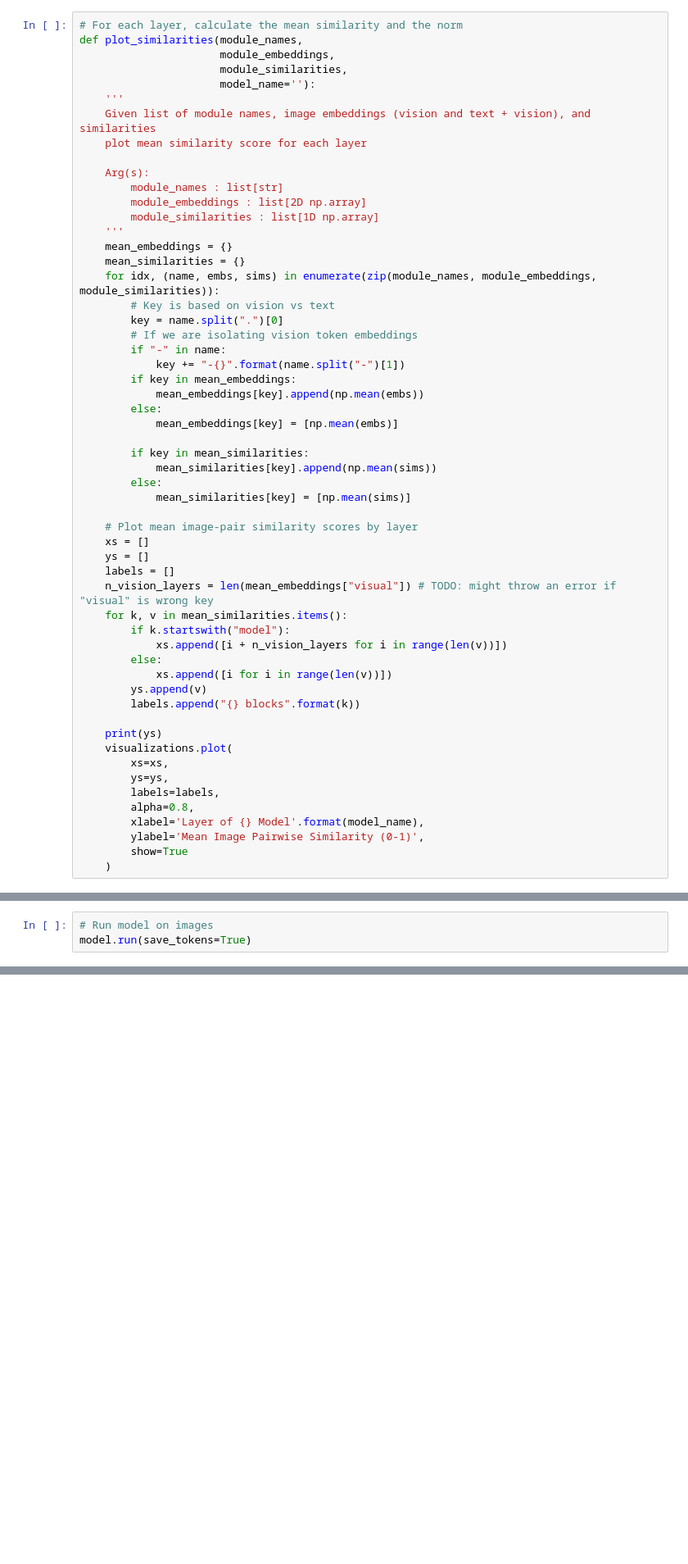
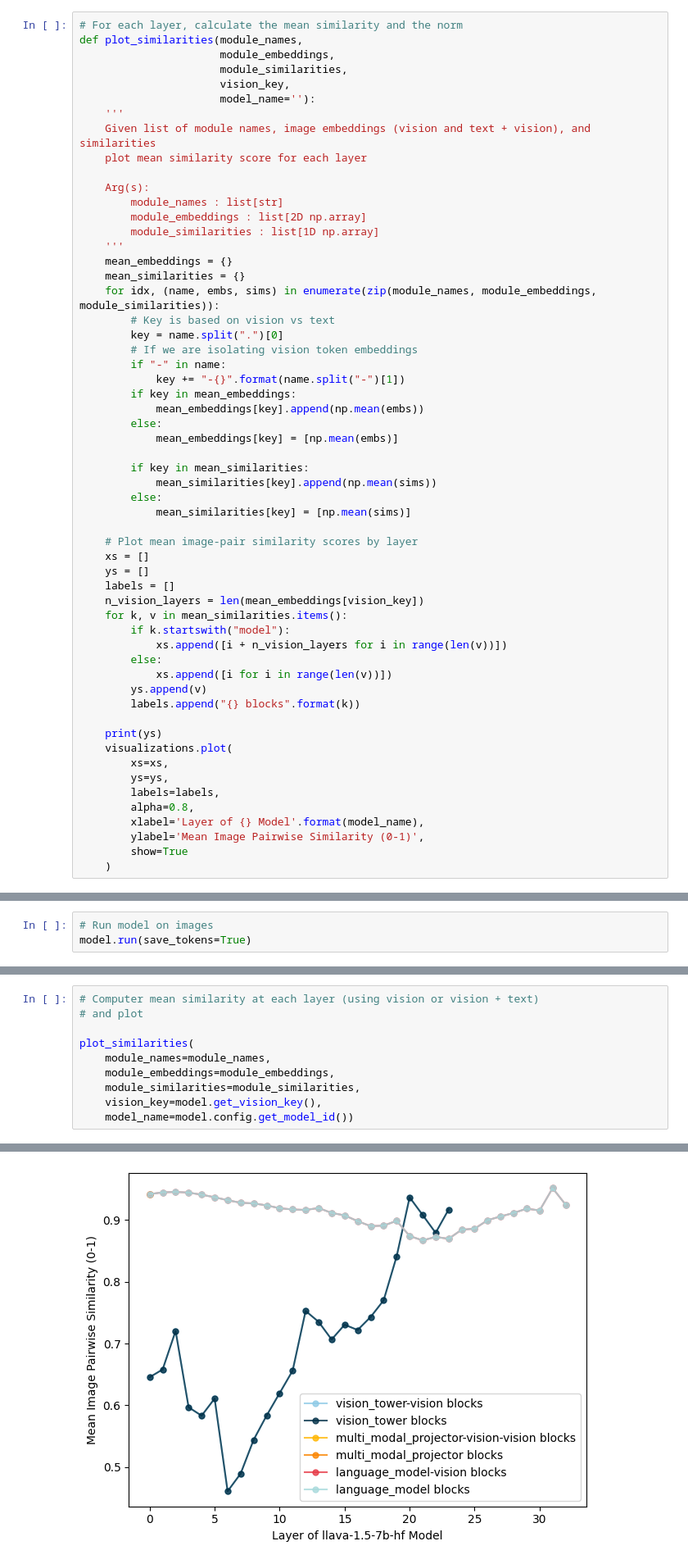
Before and after one commit to allisonchen23/vlm-lens, a Jupyter notebook: notebooks/track_mean_sims_across_layers.ipynb, the cells around one changed output, grey strips where cells are left out. Shown at 82% size. Saved outputs shown, nothing was run; the diff lists cells and outputs as text; blank space fills up the shorter version.

Commit message:
added fn to return vision key; probs need to do same for text; next make image_pair_similarities() in similarity_utils.py good for all models

```diff
--- a/notebooks/track_mean_sims_across_layers.ipynb
+++ b/notebooks/track_mean_sims_across_layers.ipynb
@@ -23,6 +23,7 @@ import db_utils, visualizations, utils, similarity_utils
 def plot_similarities(module_names,
                       module_embeddings,
                       module_similarities,
+                      vision_key,
                       model_name=''):
     '''
     Given list of module names, image embeddings (vision and text + vision), and similarities
@@ -55,7 +56,7 @@ def plot_similarities(module_names,
     xs = []
     ys = []
     labels = []
-    n_vision_layers = len(mean_embeddings["visual"]) # TODO: might throw an error if "visual" is wrong key
+    n_vision_layers = len(mean_embeddings[vision_key])
     for k, v in mean_similarities.items():
         if k.startswith("model"):
             xs.append([i + n_vision_layers for i in range(len(v))])
@@ -350,0 +156,11 @@ plot_similarities(
+# %%
+# Computer mean similarity at each layer (using vision or vision + text)
+# and plot
+
+plot_similarities(
+    module_names=module_names,
+    module_embeddings=module_embeddings,
+    module_similarities=module_similarities,
+    vision_key=model.get_vision_key(),
+    model_name=model.config.get_model_id())
+# %% [output]
@@ -351,3 +169,4 @@ plot_similarities(
+[figure, added]
 # %% [markdown]
 # LLaVA-1.5-7B
 # %%
```
Also changed, not shown: parts of 21 cells of this notebook, 5 other files.
